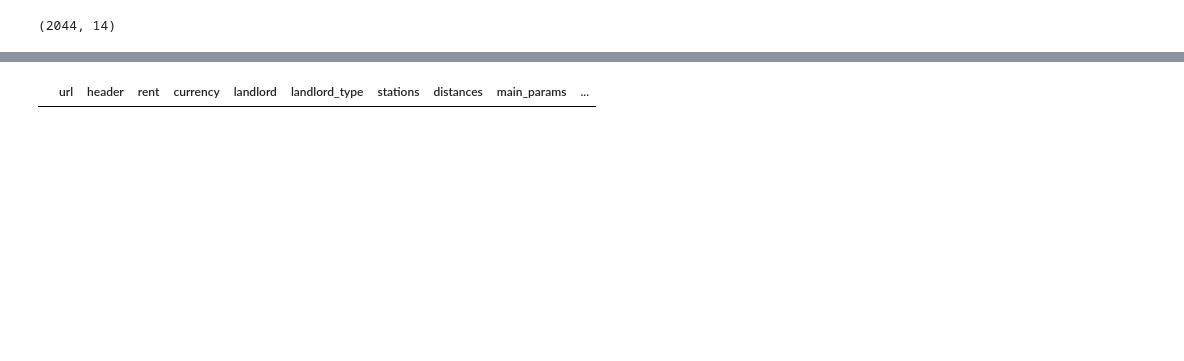
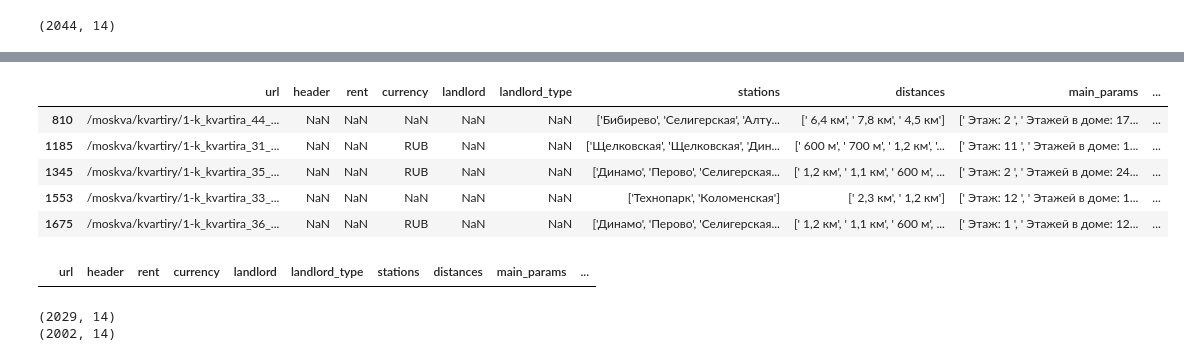
Before and after one commit to Pexincludtay/moscow_apartments, a Jupyter notebook: 1_avito_apartments.ipynb, the cells around one changed output, grey strips where cells are left out. Cells and saved outputs as stored; diff of their text form; code cells hidden in the pictures; blank space fills up the shorter version.

```diff
--- a/1_avito_apartments.ipynb
+++ b/1_avito_apartments.ipynb
@@ -33 +95,11 @@ df[df.currency.isnull() ==True]
+# %%
+#Найдем все записи без указания цены аренды
+df[df.rent.isnull() ==True].head()
+# %% [output]
+|  | url | header | rent | currency | landlord | landlord_type | stations | distances | main_params | ... |
+| 810 | /moskva/kvartiry/1-k_kvartira_44_... | NaN | NaN | NaN | NaN | NaN | ['Бибирево', 'Селигерская', 'Алту... | [' 6,4 км', ' 7,8 км', ' 4,5 км'] | [' Этаж: 2 ', ' Этажей в доме: 17... | ... |
+| 1185 | /moskva/kvartiry/1-k_kvartira_31_... | NaN | NaN | RUB | NaN | NaN | ['Щелковская', 'Щелковская', 'Дин... | [' 600 м', ' 700 м', ' 1,2 км', '... | [' Этаж: 11 ', ' Этажей в доме: 1... | ... |
+| 1345 | /moskva/kvartiry/1-k_kvartira_35_... | NaN | NaN | RUB | NaN | NaN | ['Динамо', 'Перово', 'Селигерская... | [' 1,2 км', ' 1,1 км', ' 600 м', ... | [' Этаж: 2 ', ' Этажей в доме: 24... | ... |
+| 1553 | /moskva/kvartiry/1-k_kvartira_33_... | NaN | NaN | NaN | NaN | NaN | ['Технопарк', 'Коломенская'] | [' 2,3 км', ' 1,2 км'] | [' Этаж: 12 ', ' Этажей в доме: 1... | ... |
+| 1675 | /moskva/kvartiry/1-k_kvartira_36_... | NaN | NaN | RUB | NaN | NaN | ['Динамо', 'Перово', 'Селигерская... | [' 1,2 км', ' 1,1 км', ' 600 м', ... | [' Этаж: 1 ', ' Этажей в доме: 12... | ... |
 # %%
@@ -37,7 +108,16 @@ df = df.drop(null_currency_index)
-# %%
-df[df.index==1997]
-# %% [output]
-|  | url | header | rent | currency | landlord | landlord_type | stations | distances | main_params | ... |
+# %%
+#Убедимся, что строка удалилась
+df[df.index==1675]
+# %% [output]
+|  | url | header | rent | currency | landlord | landlord_type | stations | distances | main_params | ... |
+# %%
+#Удалим повторяющиеся строки и посмотрим на размер
+print(df.shape)
+df=df.drop_duplicates()
+print(df.shape)
+# %% [output]
+(2029, 14)
+(2002, 14)
 # %%
 df=df.reset_index(drop=True)
 # %%
```
Also changed, not shown: parts of 19 cells of this notebook.
